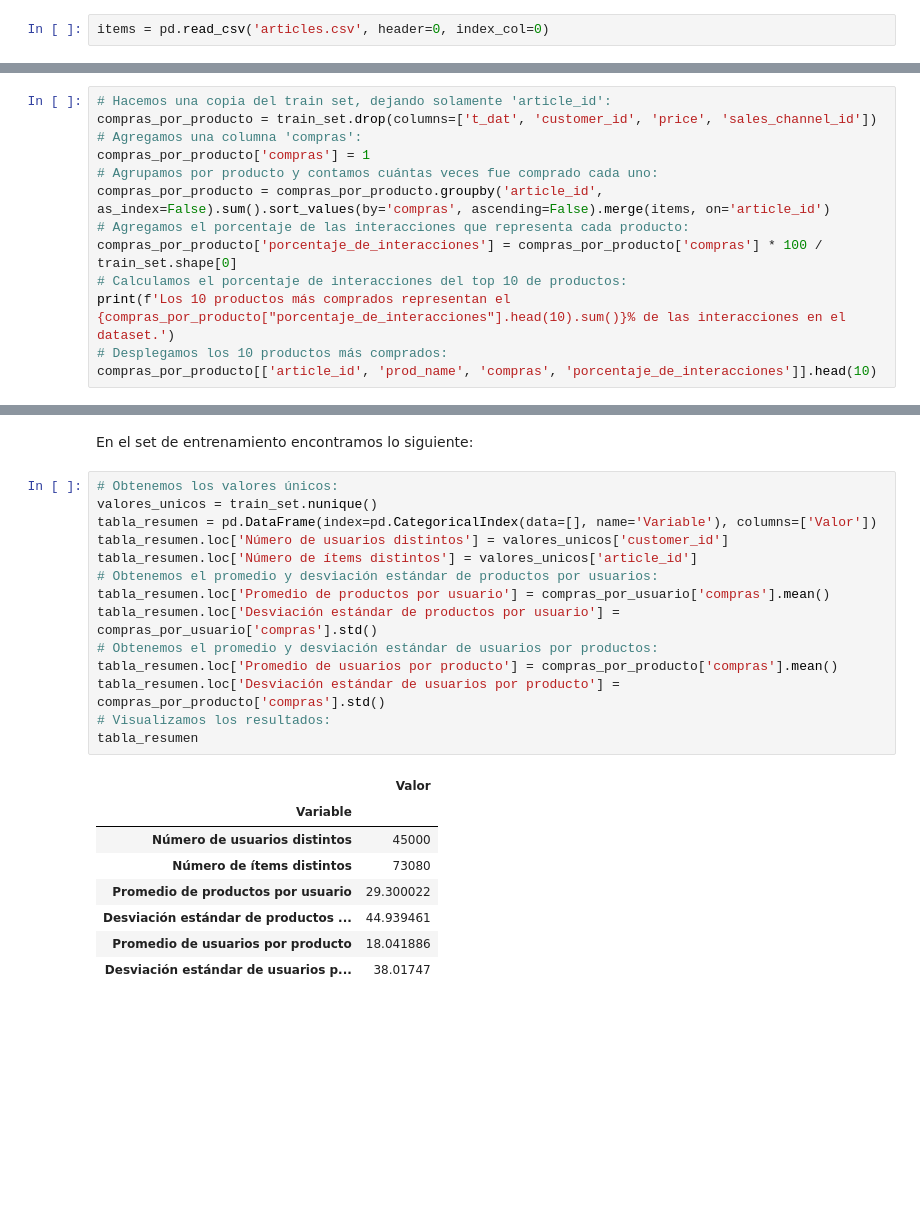
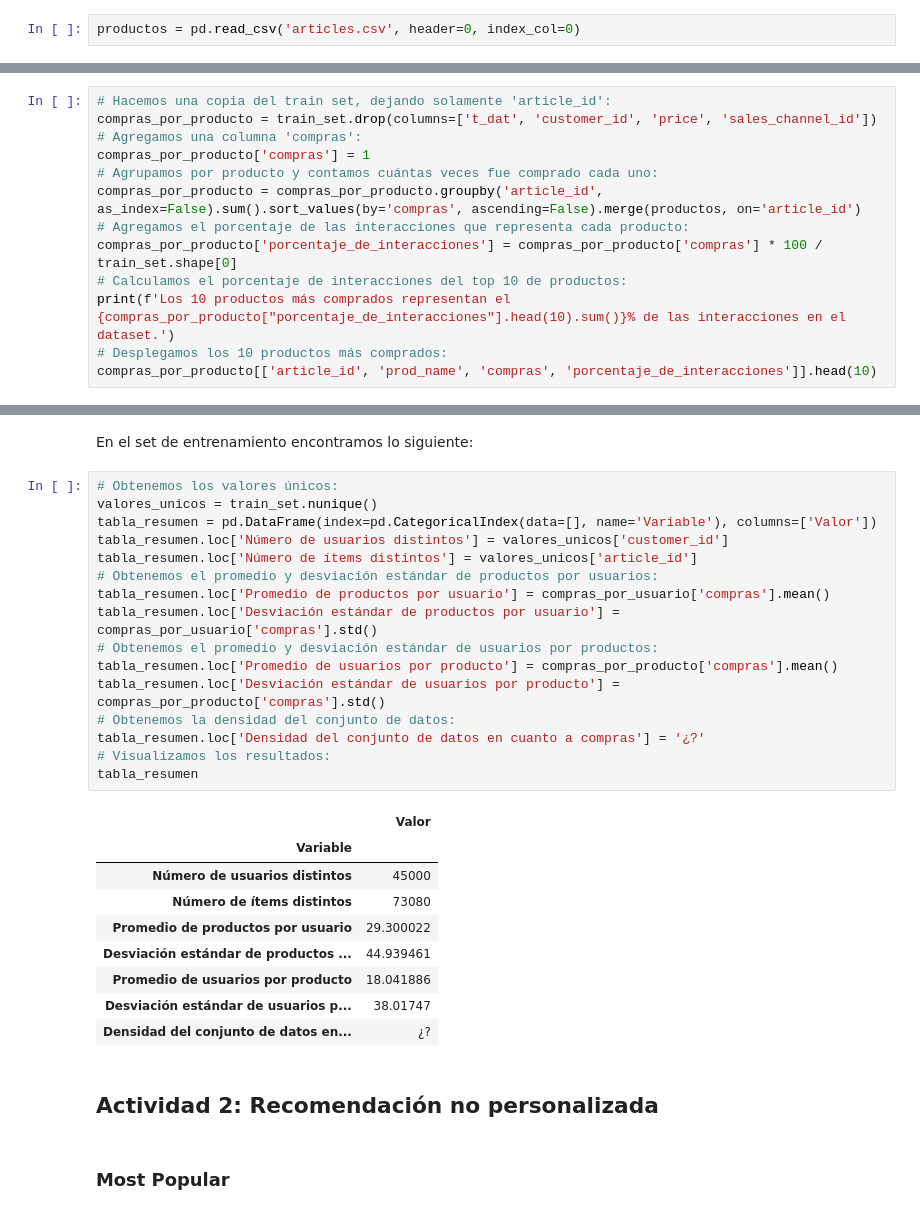
Before and after one commit to sebac820/tarea-1-recsys, a Jupyter notebook: Tarea.ipynb, the cells around one changed output, grey strips where cells are left out. Cells and saved outputs as stored; diff of their text form; blank space fills up the shorter version.

```diff
--- a/Tarea.ipynb
+++ b/Tarea.ipynb
@@ -93,7 +93,7 @@ Notamos que en la distribución obtenida, la mayor parte de los usuarios han rea
 # %% [markdown]
 Cargamos los datos de los productos:
 # %%
-items = pd.read_csv('articles.csv', header=0, index_col=0)
+productos = pd.read_csv('articles.csv', header=0, index_col=0)
 # %% [markdown]
 Obtenemos los 10 productos más comprados:
 # %%
@@ -102,7 +102,7 @@ compras_por_producto = train_set.drop(columns=['t_dat', 'customer_id', 'price',
 # Agregamos una columna 'compras':
 compras_por_producto['compras'] = 1
 # Agrupamos por producto y contamos cuántas veces fue comprado cada uno:
-compras_por_producto = compras_por_producto.groupby('article_id', as_index=False).sum().sort_values(by='compras', ascending=False).merge(items, on='article_id')
+compras_por_producto = compras_por_producto.groupby('article_id', as_index=False).sum().sort_values(by='compras', ascending=False).merge(productos, on='article_id')
 # Agregamos el porcentaje de las interacciones que representa cada producto:
 compras_por_producto['porcentaje_de_interacciones'] = compras_por_producto['compras'] * 100 / train_set.shape[0]
 # Calculamos el porcentaje de interacciones del top 10 de productos:
@@ -158,23 +158,30 @@ En el set de entrenamiento encontramos lo siguiente:
 # %%
 # Obtenemos los valores únicos:
 valores_unicos = train_set.nunique()
 tabla_resumen = pd.DataFrame(index=pd.CategoricalIndex(data=[], name='Variable'), columns=['Valor'])
 tabla_resumen.loc['Número de usuarios distintos'] = valores_unicos['customer_id']
 tabla_resumen.loc['Número de ítems distintos'] = valores_unicos['article_id']
 # Obtenemos el promedio y desviación estándar de productos por usuarios:
 tabla_resumen.loc['Promedio de productos por usuario'] = compras_por_usuario['compras'].mean()
 tabla_resumen.loc['Desviación estándar de productos por usuario'] = compras_por_usuario['compras'].std()
 # Obtenemos el promedio y desviación estándar de usuarios por productos:
 tabla_resumen.loc['Promedio de usuarios por producto'] = compras_por_producto['compras'].mean()
 tabla_resumen.loc['Desviación estándar de usuarios por producto'] = compras_por_producto['compras'].std()
+# Obtenemos la densidad del conjunto de datos:
+tabla_resumen.loc['Densidad del conjunto de datos en cuanto a compras'] = '¿?'
 # Visualizamos los resultados:
 tabla_resumen
 # %% [output]
 |  | Valor |
 | Variable |  |
 | Número de usuarios distintos | 45000 |
 | Número de ítems distintos | 73080 |
 | Promedio de productos por usuario | 29.300022 |
 | Desviación estándar de productos ... | 44.939461 |
 | Promedio de usuarios por producto | 18.041886 |
 | Desviación estándar de usuarios p... | 38.01747 |
+| Densidad del conjunto de datos en... | ¿? |
+# %% [markdown]
+## Actividad 2: Recomendación no personalizada
+# %% [markdown]
+### Most Popular
```
Also changed, not shown: parts of 1 cell of this notebook.
